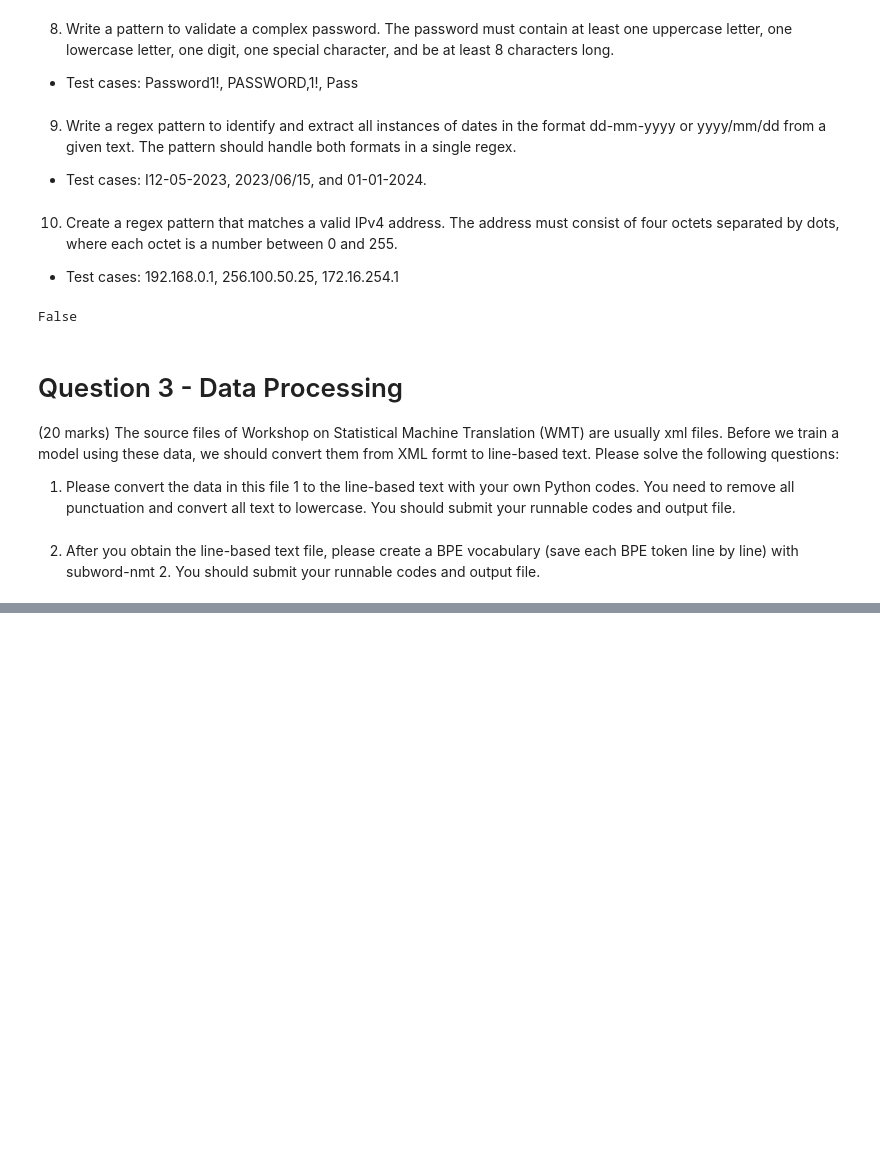
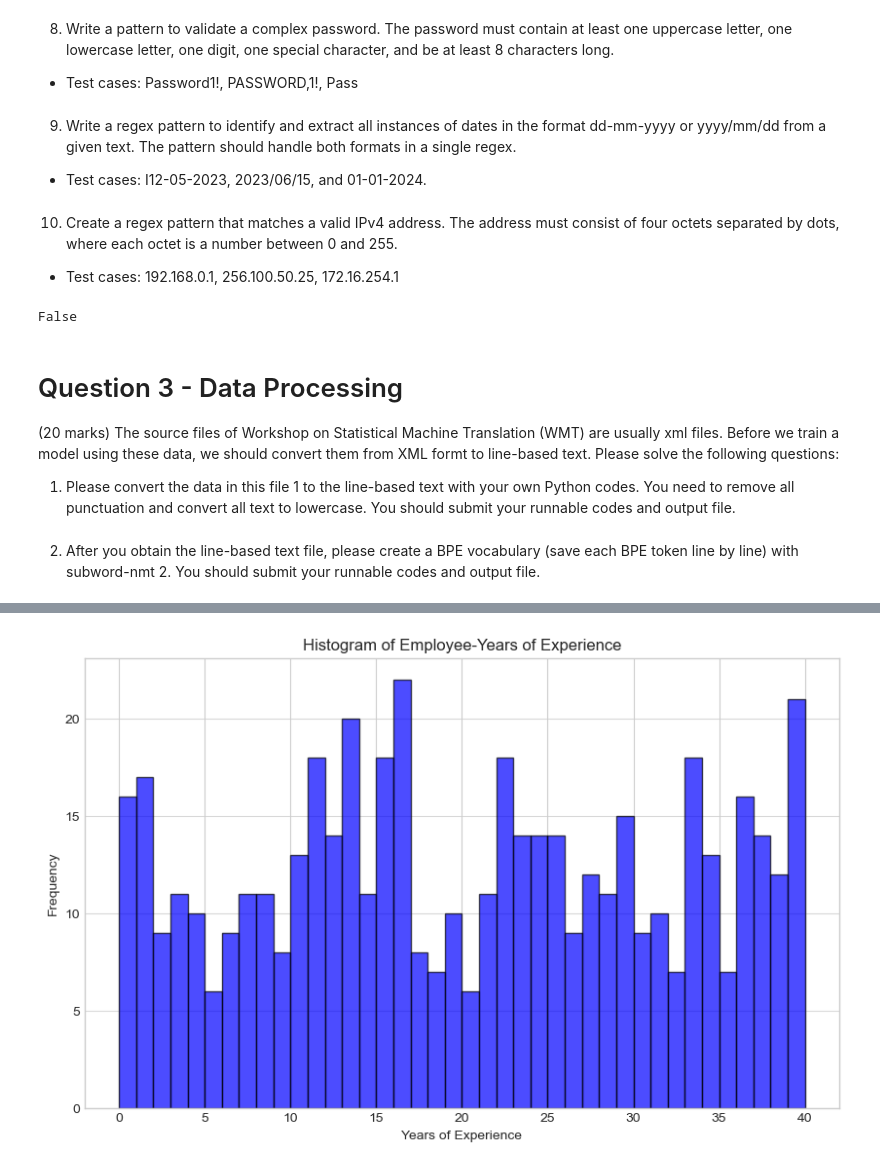
Before and after one commit to BeccaYe/Assignments, a Jupyter notebook: DataEngineering/CS5485Assignment1YeBichuan.ipynb, the cells around one changed output, grey strips where cells are left out. Cells and saved outputs as stored; diff of their text form; code cells hidden in the pictures; blank space fills up the shorter version.

```diff
--- a/DataEngineering/CS5485Assignment1YeBichuan.ipynb
+++ b/DataEngineering/CS5485Assignment1YeBichuan.ipynb
@@ -306,0 +433,11 @@ False
+# %%
+# Histgram of Years of Experience
+plt.figure(figsize=(10, 6))
+plt.hist(years_of_experience, bins=40, color='blue', alpha=0.7, edgecolor='black')
+plt.title('Histogram of Employee-Years of Experience')
+plt.xlabel('Years of Experience')
+plt.ylabel('Frequency')
+plt.grid(axis='y', alpha=0.75)  # Add gridlines
+plt.show()
+# %% [output]
+[figure, added]
```
Also changed, not shown: parts of 19 cells of this notebook, 7 other files.
